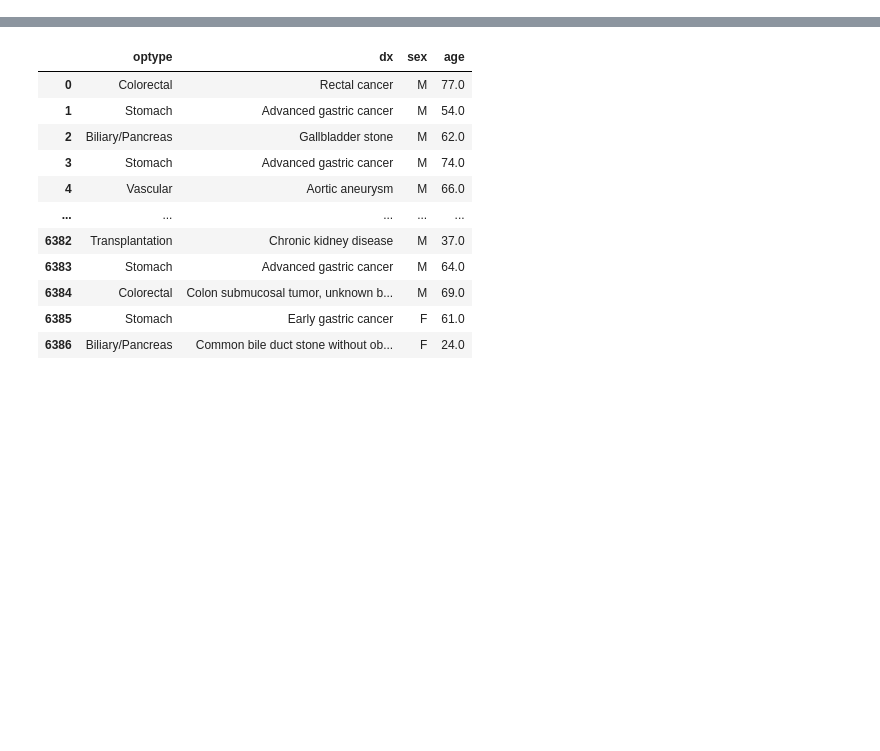
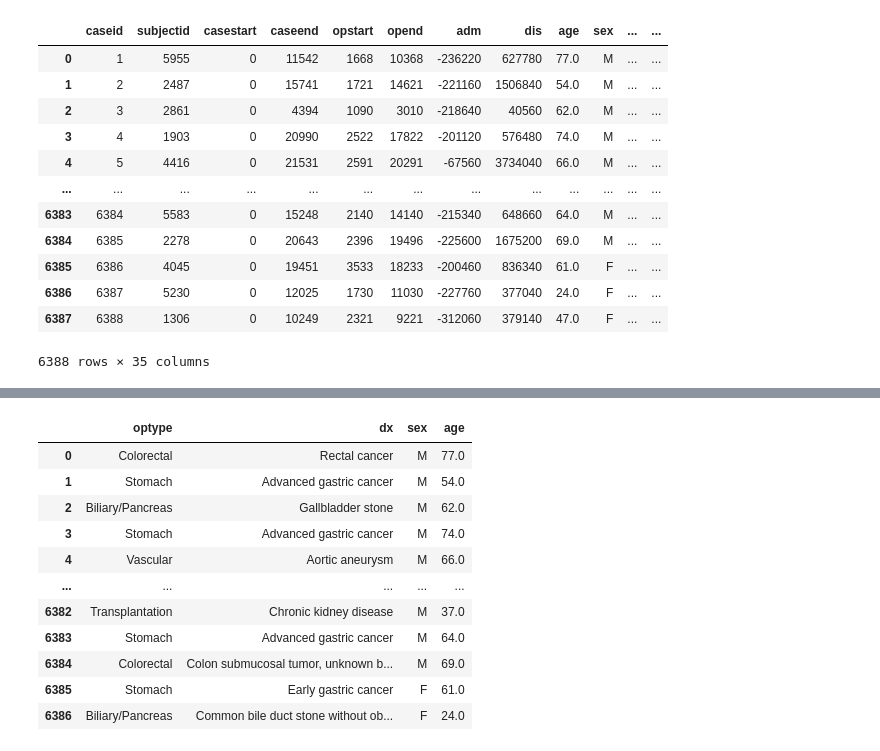
Before and after one commit to andiigonzalez/dsc106_finalproject, a Jupyter notebook: gettingpies.ipynb, the cells around one changed output, grey strips where cells are left out. Drawn from its saved outputs; the diff is of its cells as text; code cells hidden in the pictures; blank space fills up the shorter version.

```diff
--- a/gettingpies.ipynb
+++ b/gettingpies.ipynb
@@ -2,6 +2,25 @@
 import pandas as pd
 import numpy as numpy
 import matplotlib.pyplot as plt
+# %%
+df = pd.read_csv('/Users/andigonzalez/Desktop/DSC106/dsc106_finalproject/sugeries.csv')
+df_surgery = df[df['department'].str.strip().str.lower() == 'general surgery'][['optype', 'dx', 'sex', 'age']]
+df_surgery
+df
+# %% [output]
+|  | caseid | subjectid | casestart | caseend | opstart | opend | adm | dis | age | sex | ... | ... |
+| 0 | 1 | 5955 | 0 | 11542 | 1668 | 10368 | -236220 | 627780 | 77.0 | M | ... | ... |
+| 1 | 2 | 2487 | 0 | 15741 | 1721 | 14621 | -221160 | 1506840 | 54.0 | M | ... | ... |
+| 2 | 3 | 2861 | 0 | 4394 | 1090 | 3010 | -218640 | 40560 | 62.0 | M | ... | ... |
+| 3 | 4 | 1903 | 0 | 20990 | 2522 | 17822 | -201120 | 576480 | 74.0 | M | ... | ... |
+| 4 | 5 | 4416 | 0 | 21531 | 2591 | 20291 | -67560 | 3734040 | 66.0 | M | ... | ... |
+| ... | ... | ... | ... | ... | ... | ... | ... | ... | ... | ... | ... | ... |
+| 6383 | 6384 | 5583 | 0 | 15248 | 2140 | 14140 | -215340 | 648660 | 64.0 | M | ... | ... |
+| 6384 | 6385 | 2278 | 0 | 20643 | 2396 | 19496 | -225600 | 1675200 | 69.0 | M | ... | ... |
+| 6385 | 6386 | 4045 | 0 | 19451 | 3533 | 18233 | -200460 | 836340 | 61.0 | F | ... | ... |
+| 6386 | 6387 | 5230 | 0 | 12025 | 1730 | 11030 | -227760 | 377040 | 24.0 | F | ... | ... |
+| 6387 | 6388 | 1306 | 0 | 10249 | 2321 | 9221 | -312060 | 379140 | 47.0 | F | ... | ... |
+6388 rows × 35 columns
 # %%
 
 
```
Also changed, not shown: parts of 3 cells of this notebook, 2 other files.
